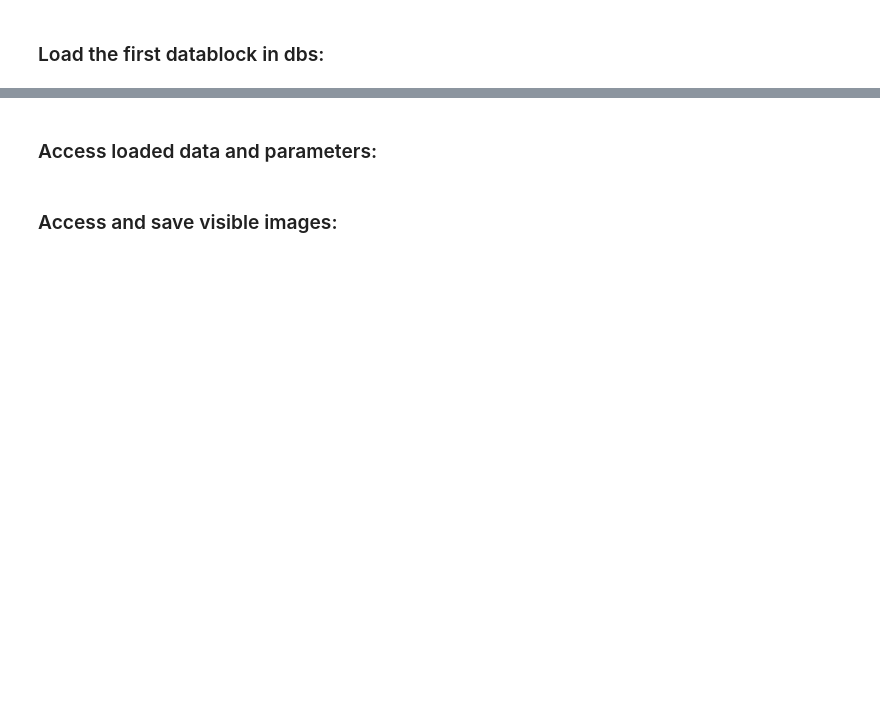
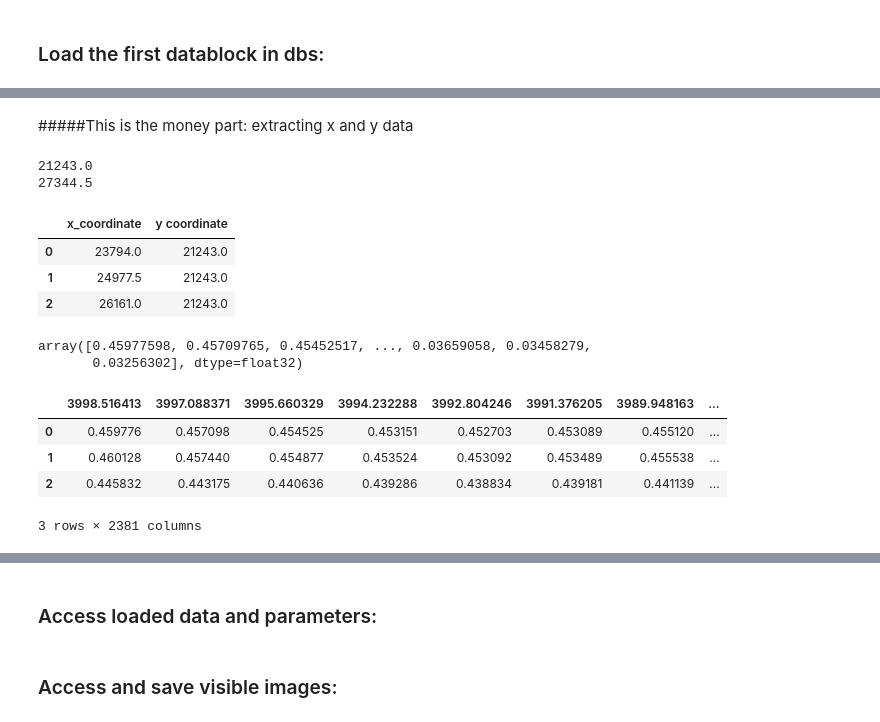
Before and after one commit to jroshk/FTIR_Mapping, a Jupyter notebook: scripts/Using_opusFCfor2dimages.ipynb, the cells around one changed output, grey strips where cells are left out. Cells and saved outputs as stored; diff of their text form; code cells hidden in the pictures; blank space fills up the shorter version.

```diff
--- a/scripts/Using_opusFCfor2dimages.ipynb
+++ b/scripts/Using_opusFCfor2dimages.ipynb
@@ -6,0 +3,9 @@ print(dbs)
+# %%
+import opusFC
+import pandas as pd
+import matplotlib.pyplot as plt
+
+f = r"R:\Jeff\FTIR\Structural Mapping\6.16.2022 UV Circles\left circle 8x8.0"
+dbs = opusFC.listContents(f)
+print(dbs)
+dbs[1]
@@ -7,4 +15,5 @@ print(dbs)
 # %% [markdown]
 ### Load the first datablock in dbs:
 # %%
-data = opusFC.getOpusData(f, dbs[0])
+data = opusFC.getOpusData(f, dbs[1])
+data
@@ -10,0 +54,41 @@ data = opusFC.getOpusData(f, dbs[0])
+# %% [markdown]
+#####This is the money part: extracting x and y data
+# %%
+#make a dictionary of x-y location data
+xydict = {'x_coordinate':data.regions[0].mapX[:],'y coordinate':data.regions[0].mapY[:]}#,data.x:data.regions[0].spectra[:]}
+# %% [output]
+21243.0
+27344.5
+# %%
+#Make a loop or use a fancy 1 liner to take all of the X and Y data from here and then put it in a dataframe as the first 2 rows, or maybe the 2nd and 3rd rows
+# (probably best to have name/title of column, then x, then y, then data)
+xydataframe = pd.DataFrame(data=xydict)#[data.regions[0].mapX[:],data.regions[0].mapY[:]])
+xydataframe.head(3)
+# %% [output]
+|  | x_coordinate | y coordinate |
+| 0 | 23794.0 | 21243.0 |
+| 1 | 24977.5 | 21243.0 |
+| 2 | 26161.0 | 21243.0 |
+# %%
+data.regions[0].spectra[0]
+# %% [output]
+array([0.45977598, 0.45709765, 0.45452517, ..., 0.03659058, 0.03458279,
+       0.03256302], dtype=float32)
+# %%
+#make dataframe of actual apectra
+
+spectra_df = pd.DataFrame(data.regions[0].spectra[:])
+#spectra_df
+spectra_df =spectra_df.transpose()
+labeledspectra_df = spectra_df.set_index(data.x)#what does drop do here? seemingly nothing
+#spectra_df['wavenumber'] = data.x
+
+tlabeledspectra_df = labeledspectra_df.transpose()
+
+tlabeledspectra_df.head(3)
+# %% [output]
+|  | 3998.516413 | 3997.088371 | 3995.660329 | 3994.232288 | 3992.804246 | 3991.376205 | 3989.948163 | ... |
+| 0 | 0.459776 | 0.457098 | 0.454525 | 0.453151 | 0.452703 | 0.453089 | 0.455120 | ... |
+| 1 | 0.460128 | 0.457440 | 0.454877 | 0.453524 | 0.453092 | 0.453489 | 0.455538 | ... |
+| 2 | 0.445832 | 0.443175 | 0.440636 | 0.439286 | 0.438834 | 0.439181 | 0.441139 | ... |
+3 rows × 2381 columns
```
Also changed, not shown: parts of 14 cells of this notebook.
